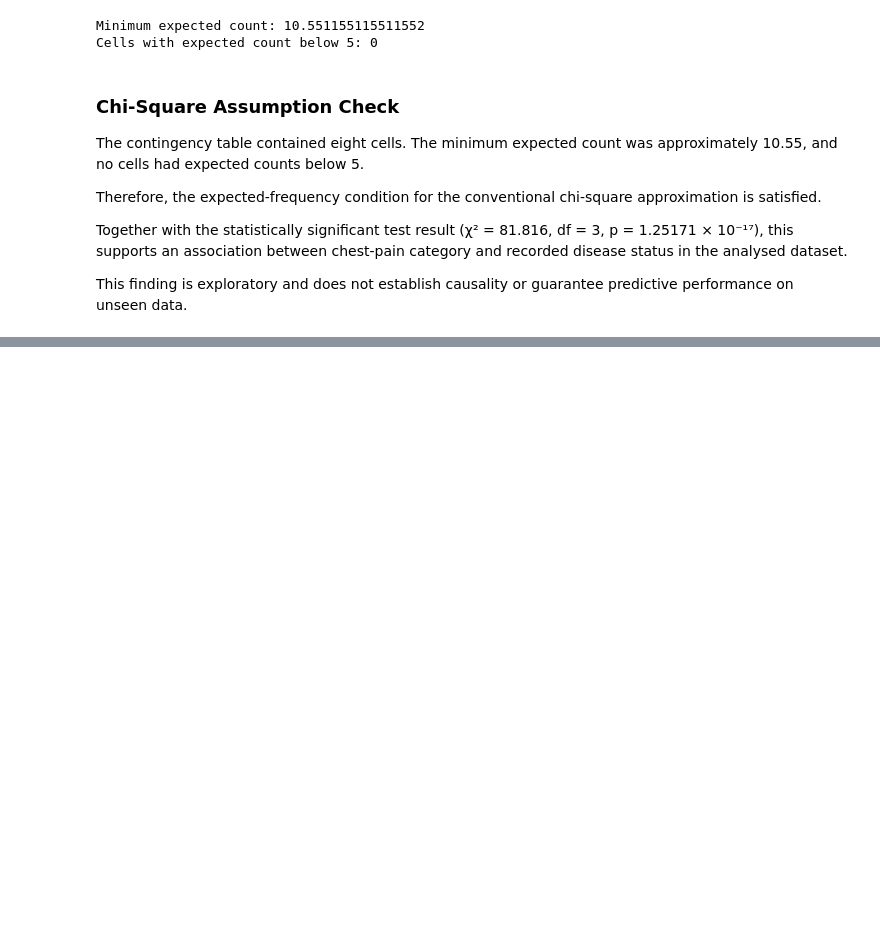
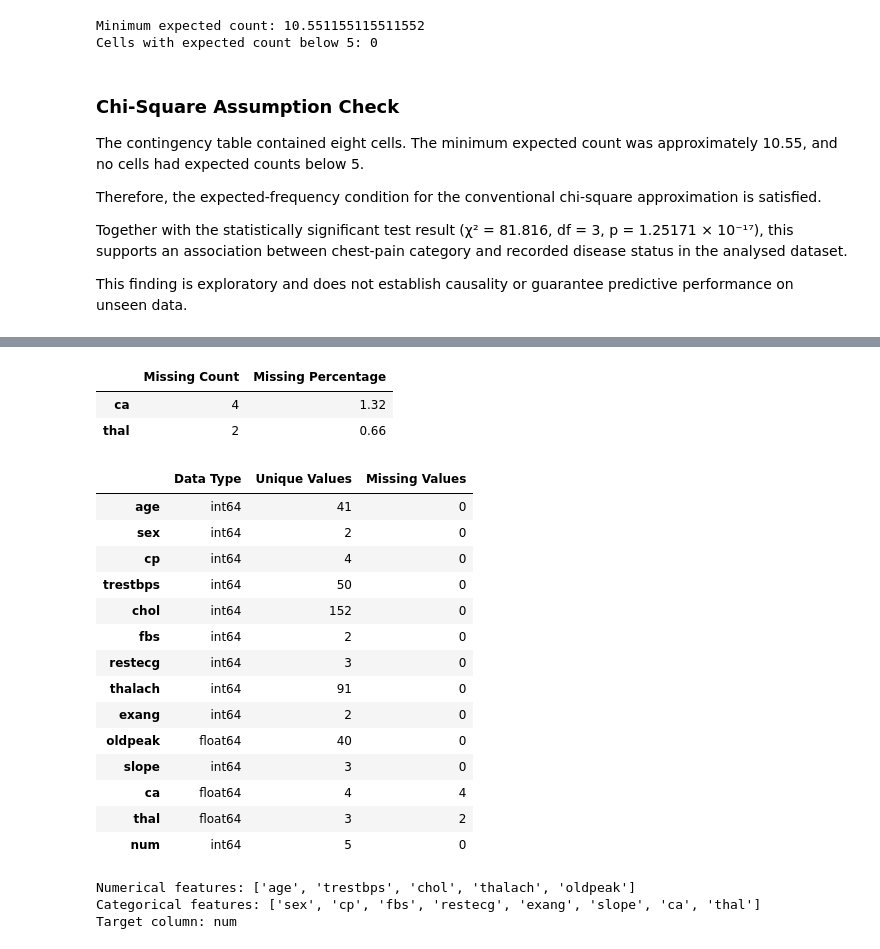
Before and after one commit to divyamohan6388-droid/cardiovascular-risk-prediction, a Jupyter notebook: notebooks/01_dataset_exploration.ipynb, the cells around one changed output, grey strips where cells are left out. Cells and saved outputs as stored; diff of their text form; code cells hidden in the pictures; blank space fills up the shorter version.

Commit message:
completed data exploration

```diff
--- a/notebooks/01_dataset_exploration.ipynb
+++ b/notebooks/01_dataset_exploration.ipynb
@@ -439,0 +448,77 @@ This finding is exploratory and does not establish causality or guarantee predic
+# %%
+missing_summary = pd.DataFrame({
+    "Missing Count": df.isnull().sum(),
+    "Missing Percentage": (
+        df.isnull().sum() / len(df) * 100
+    ).round(2)
+})
+
+missing_summary = missing_summary[
+    missing_summary["Missing Count"] > 0
+].sort_values(
+    by="Missing Count",
+    ascending=False
+)
+
+display(missing_summary)
+# %% [output]
+|  | Missing Count | Missing Percentage |
+| ca | 4 | 1.32 |
+| thal | 2 | 0.66 |
+# %%
+# Inspecting the data types of every feature
+feature_summary = pd.DataFrame({
+    "Data Type": df.dtypes.astype(str),
+    "Unique Values": df.nunique(),
+    "Missing Values": df.isnull().sum()
+})
+
+display(feature_summary)
+# %% [output]
+|  | Data Type | Unique Values | Missing Values |
+| age | int64 | 41 | 0 |
+| sex | int64 | 2 | 0 |
+| cp | int64 | 4 | 0 |
+| trestbps | int64 | 50 | 0 |
+| chol | int64 | 152 | 0 |
+| fbs | int64 | 2 | 0 |
+| restecg | int64 | 3 | 0 |
+| thalach | int64 | 91 | 0 |
+| exang | int64 | 2 | 0 |
+| oldpeak | float64 | 40 | 0 |
+| slope | int64 | 3 | 0 |
+| ca | float64 | 4 | 4 |
+| thal | float64 | 3 | 2 |
+| num | int64 | 5 | 0 |
+# %%
+# Continuous numerical features
+numerical_features = [
+    "age",
+    "trestbps",
+    "chol",
+    "thalach",
+    "oldpeak"
+]
+
+# Categorical features, including encoded categories
+categorical_features = [
+    "sex",
+    "cp",
+    "fbs",
+    "restecg",
+    "exang",
+    "slope",
+    "ca",
+    "thal"
+]
+
+# Original target
+target_column = "num"
+
+print("Numerical features:", numerical_features)
+print("Categorical features:", categorical_features)
+print("Target column:", target_column)
+# %% [output]
+Numerical features: ['age', 'trestbps', 'chol', 'thalach', 'oldpeak']
+Categorical features: ['sex', 'cp', 'fbs', 'restecg', 'exang', 'slope', 'ca', 'thal']
+Target column: num
```
Also changed, not shown: parts of 4 cells of this notebook.
